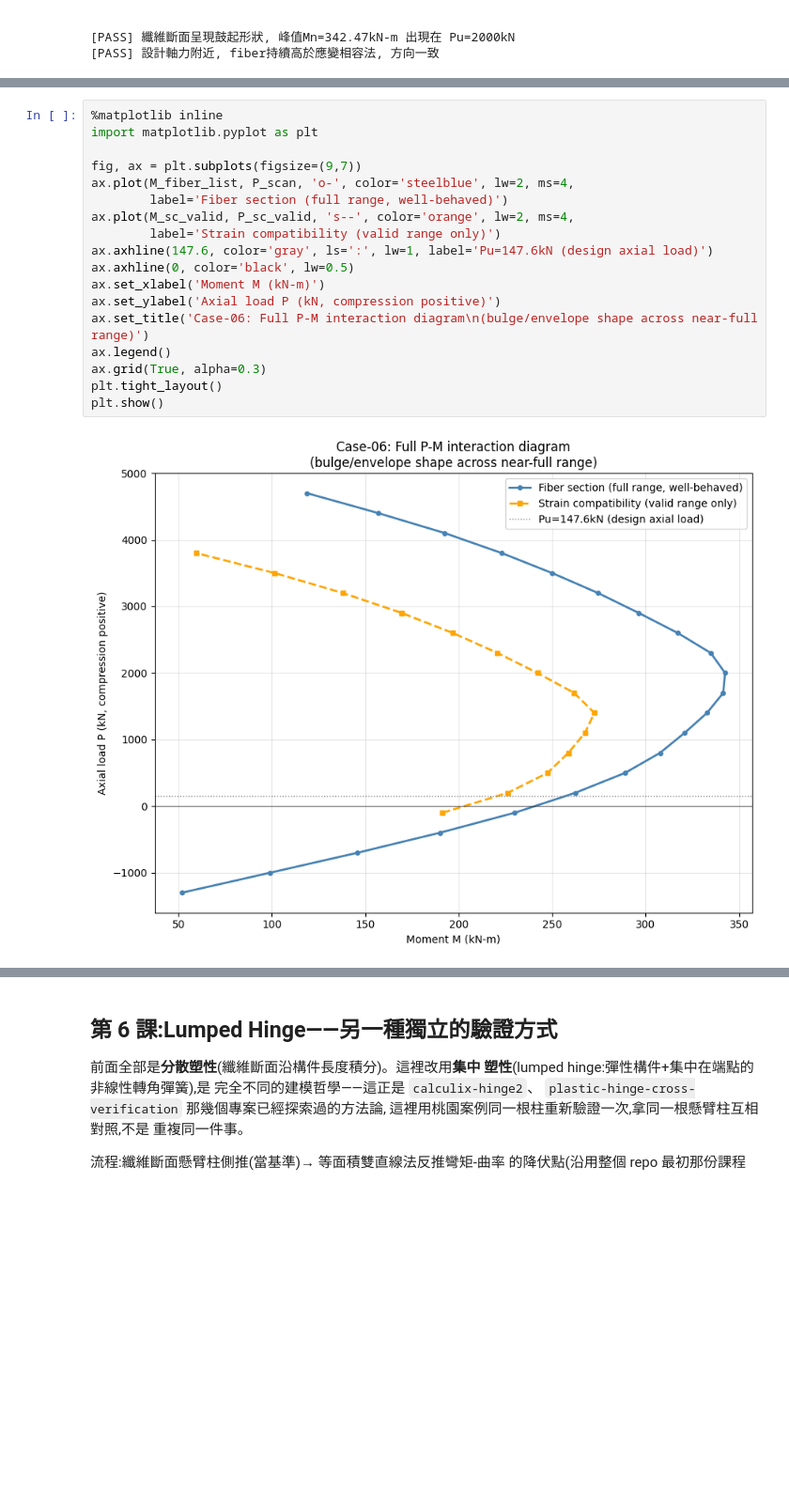
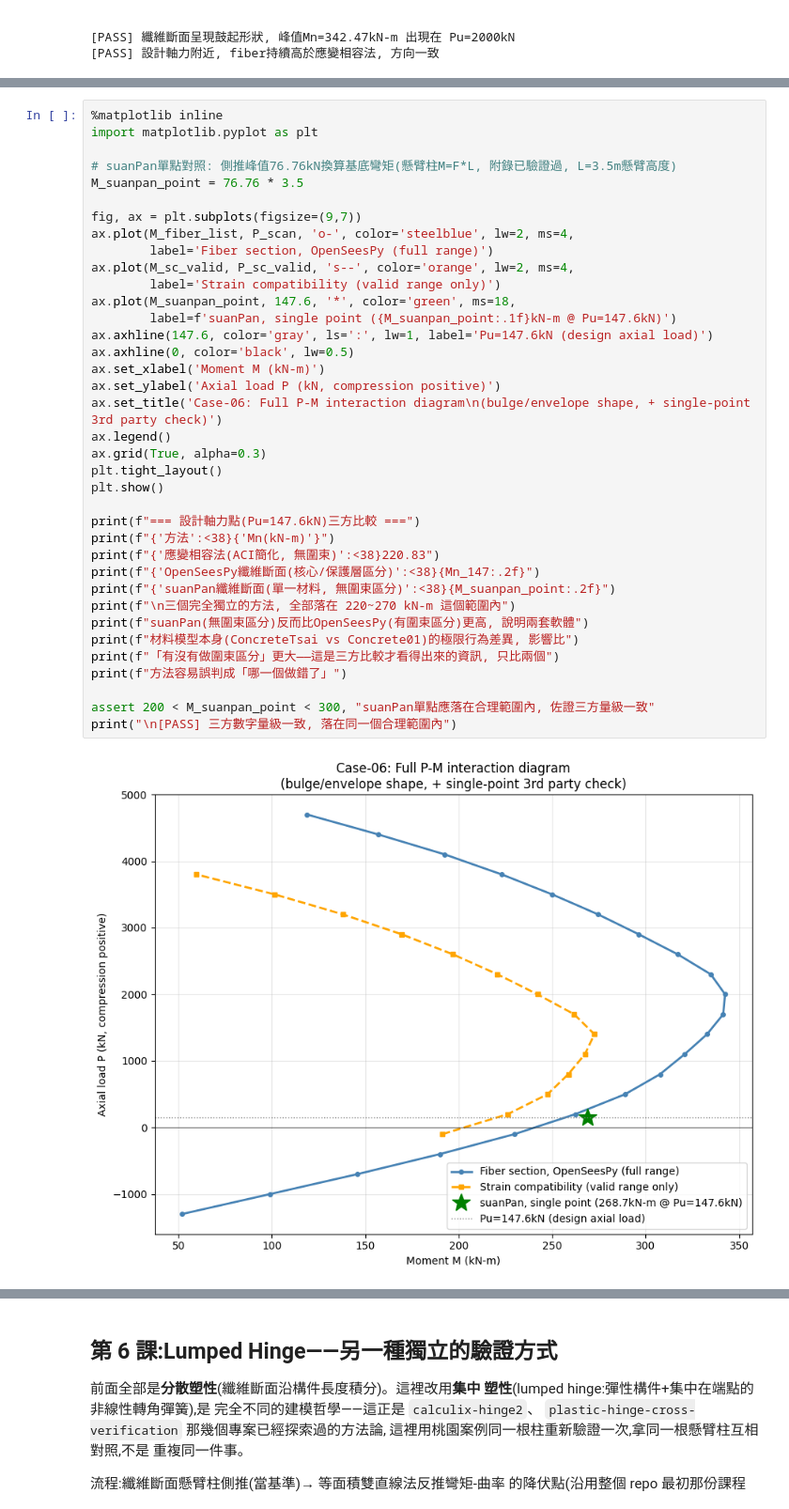
Before and after one commit to zhixiu0223/taiwan-seismic-code-calc, a Jupyter notebook: notebooks/case06_fiber_pm_interaction.ipynb, the cells around one changed output, grey strips where cells are left out. Shown at 94% size. Saved outputs shown, nothing was run; the diff lists cells and outputs as text; blank space fills up the shorter version.

```diff
--- a/notebooks/case06_fiber_pm_interaction.ipynb
+++ b/notebooks/case06_fiber_pm_interaction.ipynb
@@ -270,20 +276,39 @@ Pu(kN)    Mn_fiber      Mn_strain_compat
 # %%
 %matplotlib inline
 import matplotlib.pyplot as plt
 
+# suanPan單點對照: 側推峰值76.76kN換算基底彎矩(懸臂柱M=F*L, 附錄已驗證過, L=3.5m懸臂高度)
+M_suanpan_point = 76.76 * 3.5
+
 fig, ax = plt.subplots(figsize=(9,7))
 ax.plot(M_fiber_list, P_scan, 'o-', color='steelblue', lw=2, ms=4,
-        label='Fiber section (full range, well-behaved)')
+        label='Fiber section, OpenSeesPy (full range)')
 ax.plot(M_sc_valid, P_sc_valid, 's--', color='orange', lw=2, ms=4,
         label='Strain compatibility (valid range only)')
+ax.plot(M_suanpan_point, 147.6, '*', color='green', ms=18,
+        label=f'suanPan, single point ({M_suanpan_point:.1f}kN-m @ Pu=147.6kN)')
 ax.axhline(147.6, color='gray', ls=':', lw=1, label='Pu=147.6kN (design axial load)')
 ax.axhline(0, color='black', lw=0.5)
 ax.set_xlabel('Moment M (kN-m)')
 ax.set_ylabel('Axial load P (kN, compression positive)')
-ax.set_title('Case-06: Full P-M interaction diagram\n(bulge/envelope shape across near-full range)')
+ax.set_title('Case-06: Full P-M interaction diagram\n(bulge/envelope shape, + single-point 3rd party check)')
 ax.legend()
 ax.grid(True, alpha=0.3)
 plt.tight_layout()
 plt.show()
+
+print(f"=== 設計軸力點(Pu=147.6kN)三方比較 ===")
+print(f"{'方法':<38}{'Mn(kN-m)'}")
+print(f"{'應變相容法(ACI簡化, 無圍束)':<38}220.83")
+print(f"{'OpenSeesPy纖維斷面(核心/保護層區分)':<38}{Mn_147:.2f}")
+print(f"{'suanPan纖維斷面(單一材料, 無圍束區分)':<38}{M_suanpan_point:.2f}")
+print(f"\n三個完全獨立的方法, 全部落在 220~270 kN-m 這個範圍內")
+print(f"suanPan(無圍束區分)反而比OpenSeesPy(有圍束區分)更高, 說明兩套軟體")
+print(f"材料模型本身(ConcreteTsai vs Concrete01)的極限行為差異, 影響比")
+print(f"「有沒有做圍束區分」更大——這是三方比較才看得出來的資訊, 只比兩個")
+print(f"方法容易誤判成「哪一個做錯了」")
+
+assert 200 < M_suanpan_point < 300, "suanPan單點應落在合理範圍內, 佐證三方量級一致"
+print("\n[PASS] 三方數字量級一致, 落在同一個合理範圍內")
 # %% [output]
-[figure, old version]
+[figure, new version]
```
Also changed, not shown: parts of 3 cells of this notebook.
